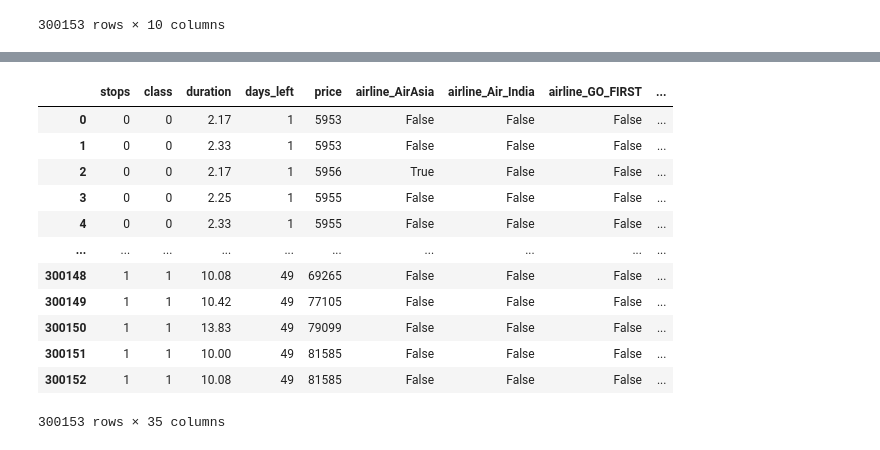
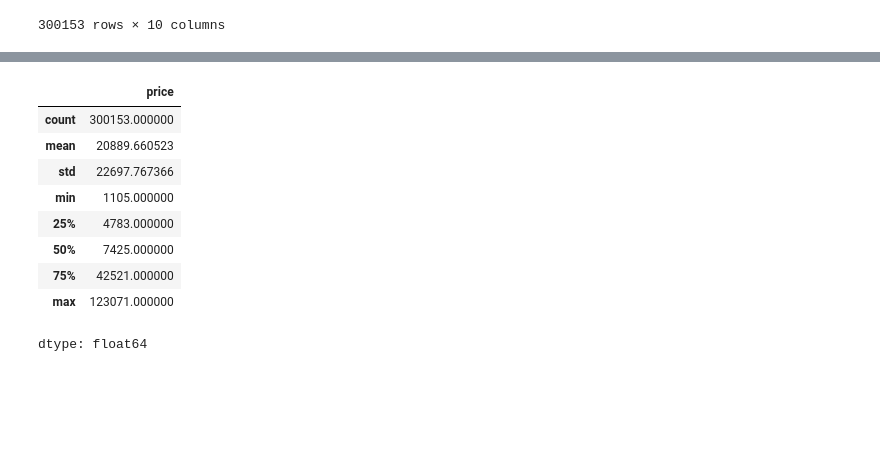
Before and after one commit to thisaraniNJ/Flight_Price_Prediction, a Jupyter notebook: Flight_Price_Prediction_.ipynb, the cells around one changed output, grey strips where cells are left out. Drawn from its saved outputs; the diff is of its cells as text; code cells hidden in the pictures; blank space fills up the shorter version.

```diff
--- a/Flight_Price_Prediction_.ipynb
+++ b/Flight_Price_Prediction_.ipynb
@@ -148,16 +341,13 @@ AttributeError: 'DataFrame' object has no attribute 'airline'
 # %%
-df
+df.price.describe()
 # %% [output]
-|  | stops | class | duration | days_left | price | airline_AirAsia | airline_Air_India | airline_GO_FIRST | ... |
-| 0 | 0 | 0 | 2.17 | 1 | 5953 | False | False | False | ... |
-| 1 | 0 | 0 | 2.33 | 1 | 5953 | False | False | False | ... |
-| 2 | 0 | 0 | 2.17 | 1 | 5956 | True | False | False | ... |
-| 3 | 0 | 0 | 2.25 | 1 | 5955 | False | False | False | ... |
-| 4 | 0 | 0 | 2.33 | 1 | 5955 | False | False | False | ... |
-| ... | ... | ... | ... | ... | ... | ... | ... | ... | ... |
-| 300148 | 1 | 1 | 10.08 | 49 | 69265 | False | False | False | ... |
-| 300149 | 1 | 1 | 10.42 | 49 | 77105 | False | False | False | ... |
-| 300150 | 1 | 1 | 13.83 | 49 | 79099 | False | False | False | ... |
-| 300151 | 1 | 1 | 10.00 | 49 | 81585 | False | False | False | ... |
-| 300152 | 1 | 1 | 10.08 | 49 | 81585 | False | False | False | ... |
+|  | price |
+| count | 300153.000000 |
+| mean | 20889.660523 |
+| std | 22697.767366 |
+| min | 1105.000000 |
+| 25% | 4783.000000 |
+| 50% | 7425.000000 |
+| 75% | 42521.000000 |
+| max | 123071.000000 |
-300153 rows × 35 columns
+dtype: float64
```
Also changed, not shown: parts of 26 cells of this notebook.
